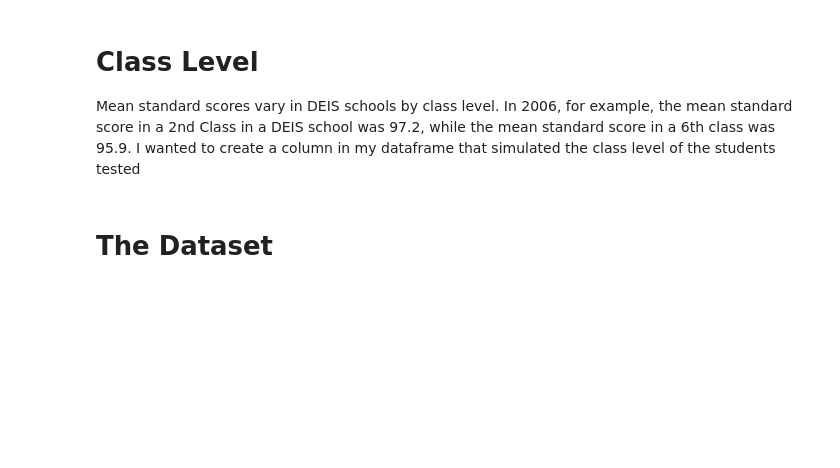
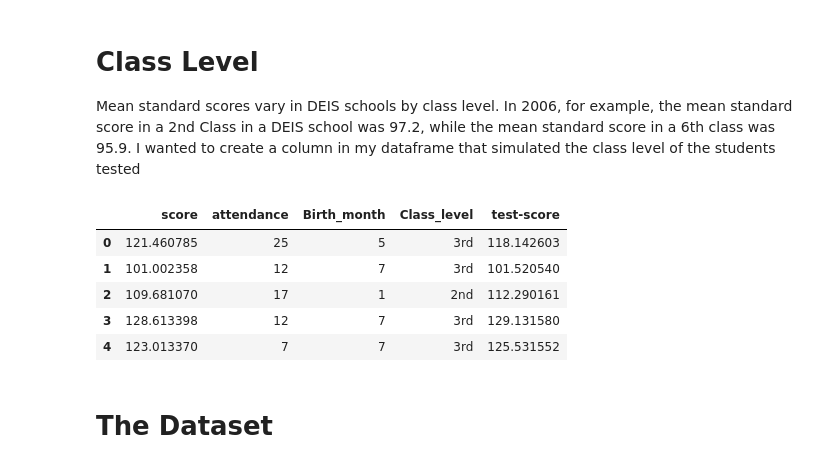
Before and after one commit to michealcannon/programming-project, a Jupyter notebook: Programming Project.ipynb, the cells around one changed output. Saved outputs shown, nothing was run; the diff lists cells and outputs as text; code cells hidden in the pictures; blank space fills up the shorter version.

Commit message:
added column class_level to dataframe

```diff
--- a/Programming Project.ipynb
+++ b/Programming Project.ipynb
@@ -63,6 +63,19 @@ df.head() # display first 5 rows of dataframe
 # %% [markdown]
 # Class Level
 Mean standard scores vary in DEIS schools by class level. In 2006, for example, the mean standard score in a 2nd Class in a DEIS school was 97.2, while the mean standard score in a 6th class was 95.9. I wanted to create a column in my dataframe that simulated the class level of the students tested
+# %%
+level = ["2nd", "3rd"] # create array populated by class levels in sample
+class_level = np.random.choice(level, 200,p=[0.5, 0.5]) # generates random sample (size 200, probabilty 0.5)
+# from the "level" array and assigns to variable "class_level"
+df["Class_level"] = class_level # add variable class_level to dataframe "df" under column heading "Class_level"
+df.head() # display first 5 rows of dataframe
+# %% [output]
+|  | score | attendance | Birth_month | Class_level | test-score |
+| 0 | 121.460785 | 25 | 5 | 3rd | 118.142603 |
+| 1 | 101.002358 | 12 | 7 | 3rd | 101.520540 |
+| 2 | 109.681070 | 17 | 1 | 2nd | 112.290161 |
+| 3 | 128.613398 | 12 | 7 | 3rd | 129.131580 |
+| 4 | 123.013370 | 7 | 7 | 3rd | 125.531552 |
 # %% [markdown]
 # The Dataset
 # %%
```
Also changed, not shown: parts of 1 cell of this notebook.
